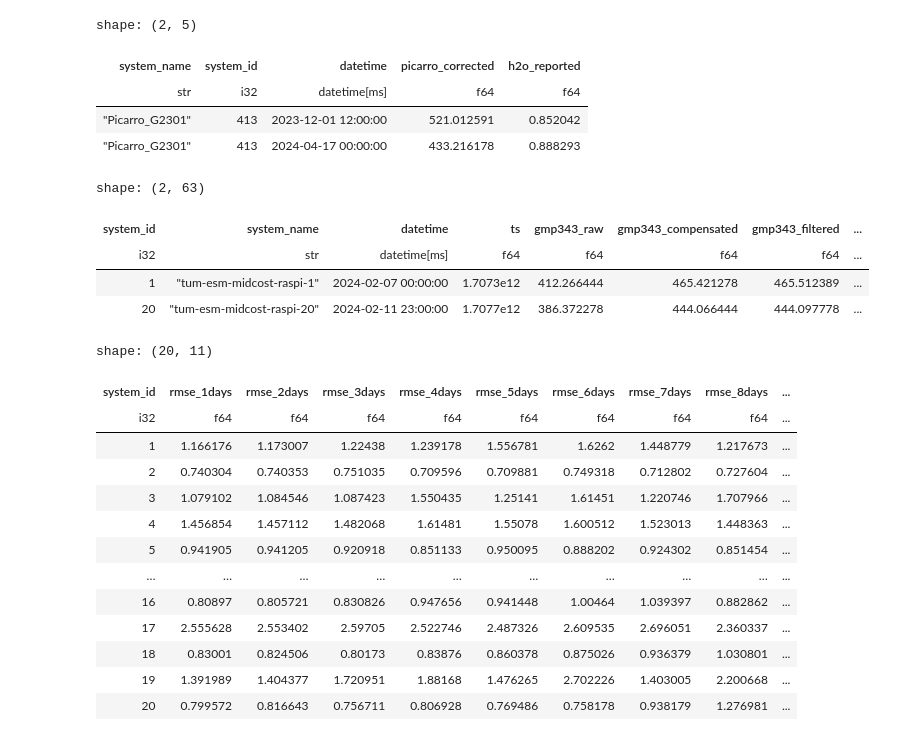
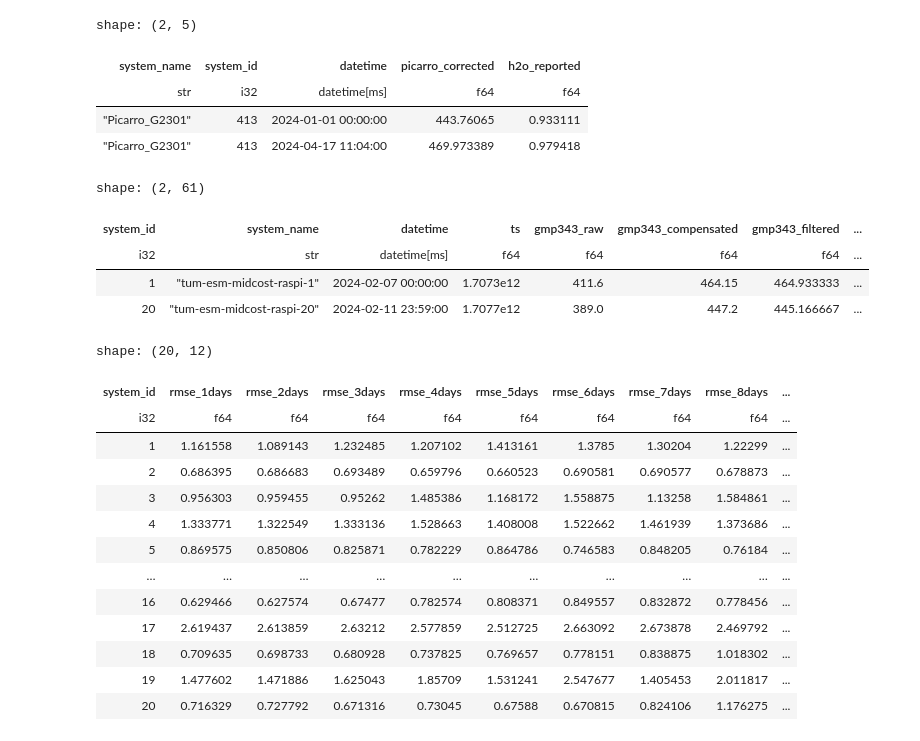
Before and after one commit to tum-esm/ACROPOLIS-data-processing, a Jupyter notebook: notebooks/processing_methods/reduce_calibration_frequency.ipynb, the cells around one changed output. Drawn from its saved outputs; the diff is of its cells as text; code cells hidden in the pictures.

Commit message:
use 1 min data instead of 1h

```diff
--- a/notebooks/processing_methods/reduce_calibration_frequency.ipynb
+++ b/notebooks/processing_methods/reduce_calibration_frequency.ipynb
@@ -21,19 +21,19 @@ assert(os.path.exists(POSTPROCESSED_DATA_DIRECTORY))
 assert(os.path.exists(PROCESSED_PICARRO_DATA_DIRECTORY))
 # %%
 # Filters
-start_date = datetime(2023, 12, 1, 12, 0, 0)
-end_date = datetime(2024, 4, 17, 0, 0, 0)
+start_date = datetime(2024, 1, 1, 0, 0, 0)
+end_date = datetime(2024, 4, 20, 0, 0, 0)
 
 filter = '1h'
 ids = [1,2,3,4,5,6,7,8,9,10,11,12,13,14,15,16,17,18,19,20]
 # %%
 # Load Picarro Data
 # DWD Picarro: "Calibrated_1_min_DWD_Picarro_G2301_413.parquet"
-df_p_dwd = pl.scan_parquet(os.path.join(PROCESSED_PICARRO_DATA_DIRECTORY,"Calibrated_1_h_DWD_Picarro_G2301_413.parquet"))
+df_p_dwd = pl.scan_parquet(os.path.join(PROCESSED_PICARRO_DATA_DIRECTORY,"Calibrated_1_min_DWD_Picarro_G2301_413.parquet"))
 df_p_dwd = df_p_dwd.filter(pl.col("datetime").is_between(start_date, end_date)).collect()
 
 # ICOS Picarro: "Calibrated_1_min_ICOS_Picarro_G2401_529.parquet"
-df_p_icos = pl.scan_parquet(os.path.join(PROCESSED_PICARRO_DATA_DIRECTORY,"Calibrated_1_h_ICOS_Picarro_G2401_529.parquet"))
+df_p_icos = pl.scan_parquet(os.path.join(PROCESSED_PICARRO_DATA_DIRECTORY,"Calibrated_1_min_ICOS_Picarro_G2401_529.parquet"))
 df_p_icos = df_p_icos.filter(pl.col("datetime").is_between(start_date, end_date)).collect()
 
 df_p = pl.concat([df_p_dwd,df_p_icos], how="diagonal")
@@ -43,16 +43,16 @@ df_p.head(1).vstack(df_p.tail(1))
 shape: (2, 5)
 | system_name | system_id | datetime | picarro_corrected | h2o_reported |
 | str | i32 | datetime[ms] | f64 | f64 |
-| "Picarro_G2301" | 413 | 2023-12-01 12:00:00 | 521.012591 | 0.852042 |
-| "Picarro_G2301" | 413 | 2024-04-17 00:00:00 | 433.216178 | 0.888293 |
+| "Picarro_G2301" | 413 | 2024-01-01 00:00:00 | 443.76065 | 0.933111 |
+| "Picarro_G2301" | 413 | 2024-04-17 11:04:00 | 469.973389 | 0.979418 |
 # %%
-df = pl.read_parquet(os.path.join(DATA_DIRECTORY, "output", "side-by-side", "1_h_sbs_period_acropolis.parquet")) \
+df = pl.read_parquet(os.path.join(DATA_DIRECTORY, "output", "side-by-side", "1_min_sbs_period_acropolis.parquet")) \
     .with_columns(ordinal_day = pl.col("datetime").dt.ordinal_day())
 df.head(1).vstack(df.tail(1))
 # %% [output]
-shape: (2, 63)
+shape: (2, 61)
 | system_id | system_name | datetime | ts | gmp343_raw | gmp343_compensated | gmp343_filtered | ... |
 | i32 | str | datetime[ms] | f64 | f64 | f64 | f64 | ... |
-| 1 | "tum-esm-midcost-raspi-1" | 2024-02-07 00:00:00 | 1.7073e12 | 412.266444 | 465.421278 | 465.512389 | ... |
-| 20 | "tum-esm-midcost-raspi-20" | 2024-02-11 23:00:00 | 1.7077e12 | 386.372278 | 444.066444 | 444.097778 | ... |
+| 1 | "tum-esm-midcost-raspi-1" | 2024-02-07 00:00:00 | 1.7073e12 | 411.6 | 464.15 | 464.933333 | ... |
+| 20 | "tum-esm-midcost-raspi-20" | 2024-02-11 23:59:00 | 1.7077e12 | 389.0 | 447.2 | 445.166667 | ... |
 # %%
@@ -69,8 +61,10 @@ fig.show()
 # %%
 def reduce_calibration_days(df, frequency_days):
     df_cal = df.filter(pl.col("ordinal_day")%frequency_days == 0) \
-                .select("datetime", "system_id", "slope_interpolated", "intercept_interpolated") \
-                .filter(pl.col("datetime").dt.hour() == 0) \
+        .select("datetime", "system_id", "slope_interpolated", "intercept_interpolated") \
+        .group_by_dynamic("datetime", every='1d', group_by=["system_id"]) \
+        .agg(cs.numeric().mean()) \
+        .sort("datetime")
 
     return df.select("datetime", "system_id", "gmp343_dry") \
         .sort("datetime") \
@@ -79,35 +73,41 @@ def reduce_calibration_days(df, frequency_days):
         .group_by("system_id").agg([
         pl.col("datetime"),
         pl.col("gmp343_dry"),
-        pl.col("slope_interpolated").interpolate().forward_fill().backward_fill(),
-        pl.col("intercept_interpolated").interpolate().forward_fill().backward_fill()
+        pl.col("slope_interpolated").interpolate().backward_fill().forward_fill(),
+        pl.col("intercept_interpolated").interpolate().backward_fill().forward_fill()
         ]) \
         .explode(["datetime","gmp343_dry", "slope_interpolated", "intercept_interpolated"]) \
         .with_columns(((pl.col("gmp343_dry")) * pl.col("slope_interpolated") + pl.col("intercept_interpolated")).alias(f"gmp343_corrected")) \
         .join(df_p.select("datetime", "picarro_corrected"), on="datetime") \
         .with_columns(diff = pl.col("gmp343_corrected") - pl.col("picarro_corrected")) \
         .filter(pl.col("diff").is_not_nan()) \
+        .group_by_dynamic("datetime", every='1h', group_by=["system_id"]) \
+        .agg(cs.numeric().mean()) \
         .group_by("system_id") \
         .agg((pl.col("diff").pow(2).mean().sqrt()).alias(f"rmse_{frequency_days}days"))
 # %%
 df_plot = reduce_calibration_days(df, 1)
 
 for frequency_days in [2,3,4,5,6,7,8,9,10]:
     df_plot = df_plot.join(reduce_calibration_days(df, frequency_days), on="system_id", how="left")
 
-df_plot.drop("^.*_right$")
+df_plot = df_plot.drop("^.*_right$").with_columns(
+    pl.concat_str([pl.lit("MidCost-"),pl.col("system_id").cast(pl.Utf8)], separator="")
+    .alias("system_name")
+)
+df_plot
 # %% [output]
-shape: (20, 11)
+shape: (20, 12)
 | system_id | rmse_1days | rmse_2days | rmse_3days | rmse_4days | rmse_5days | rmse_6days | rmse_7days | rmse_8days | ... |
 | i32 | f64 | f64 | f64 | f64 | f64 | f64 | f64 | f64 | ... |
-| 1 | 1.166176 | 1.173007 | 1.22438 | 1.239178 | 1.556781 | 1.6262 | 1.448779 | 1.217673 | ... |
-| 2 | 0.740304 | 0.740353 | 0.751035 | 0.709596 | 0.709881 | 0.749318 | 0.712802 | 0.727604 | ... |
-| 3 | 1.079102 | 1.084546 | 1.087423 | 1.550435 | 1.25141 | 1.61451 | 1.220746 | 1.707966 | ... |
-| 4 | 1.456854 | 1.457112 | 1.482068 | 1.61481 | 1.55078 | 1.600512 | 1.523013 | 1.448363 | ... |
-| 5 | 0.941905 | 0.941205 | 0.920918 | 0.851133 | 0.950095 | 0.888202 | 0.924302 | 0.851454 | ... |
+| 1 | 1.161558 | 1.089143 | 1.232485 | 1.207102 | 1.413161 | 1.3785 | 1.30204 | 1.22299 | ... |
+| 2 | 0.686395 | 0.686683 | 0.693489 | 0.659796 | 0.660523 | 0.690581 | 0.690577 | 0.678873 | ... |
+| 3 | 0.956303 | 0.959455 | 0.95262 | 1.485386 | 1.168172 | 1.558875 | 1.13258 | 1.584861 | ... |
+| 4 | 1.333771 | 1.322549 | 1.333136 | 1.528663 | 1.408008 | 1.522662 | 1.461939 | 1.373686 | ... |
+| 5 | 0.869575 | 0.850806 | 0.825871 | 0.782229 | 0.864786 | 0.746583 | 0.848205 | 0.76184 | ... |
 | … | … | … | … | … | … | … | … | … | ... |
-| 16 | 0.80897 | 0.805721 | 0.830826 | 0.947656 | 0.941448 | 1.00464 | 1.039397 | 0.882862 | ... |
-| 17 | 2.555628 | 2.553402 | 2.59705 | 2.522746 | 2.487326 | 2.609535 | 2.696051 | 2.360337 | ... |
-| 18 | 0.83001 | 0.824506 | 0.80173 | 0.83876 | 0.860378 | 0.875026 | 0.936379 | 1.030801 | ... |
-| 19 | 1.391989 | 1.404377 | 1.720951 | 1.88168 | 1.476265 | 2.702226 | 1.403005 | 2.200668 | ... |
-| 20 | 0.799572 | 0.816643 | 0.756711 | 0.806928 | 0.769486 | 0.758178 | 0.938179 | 1.276981 | ... |
+| 16 | 0.629466 | 0.627574 | 0.67477 | 0.782574 | 0.808371 | 0.849557 | 0.832872 | 0.778456 | ... |
+| 17 | 2.619437 | 2.613859 | 2.63212 | 2.577859 | 2.512725 | 2.663092 | 2.673878 | 2.469792 | ... |
+| 18 | 0.709635 | 0.698733 | 0.680928 | 0.737825 | 0.769657 | 0.778151 | 0.838875 | 1.018302 | ... |
+| 19 | 1.477602 | 1.471886 | 1.625043 | 1.85709 | 1.531241 | 2.547677 | 1.405453 | 2.011817 | ... |
+| 20 | 0.716329 | 0.727792 | 0.671316 | 0.73045 | 0.67588 | 0.670815 | 0.824106 | 1.176275 | ... |
```
Also changed, not shown: parts of 3 cells of this notebook.
